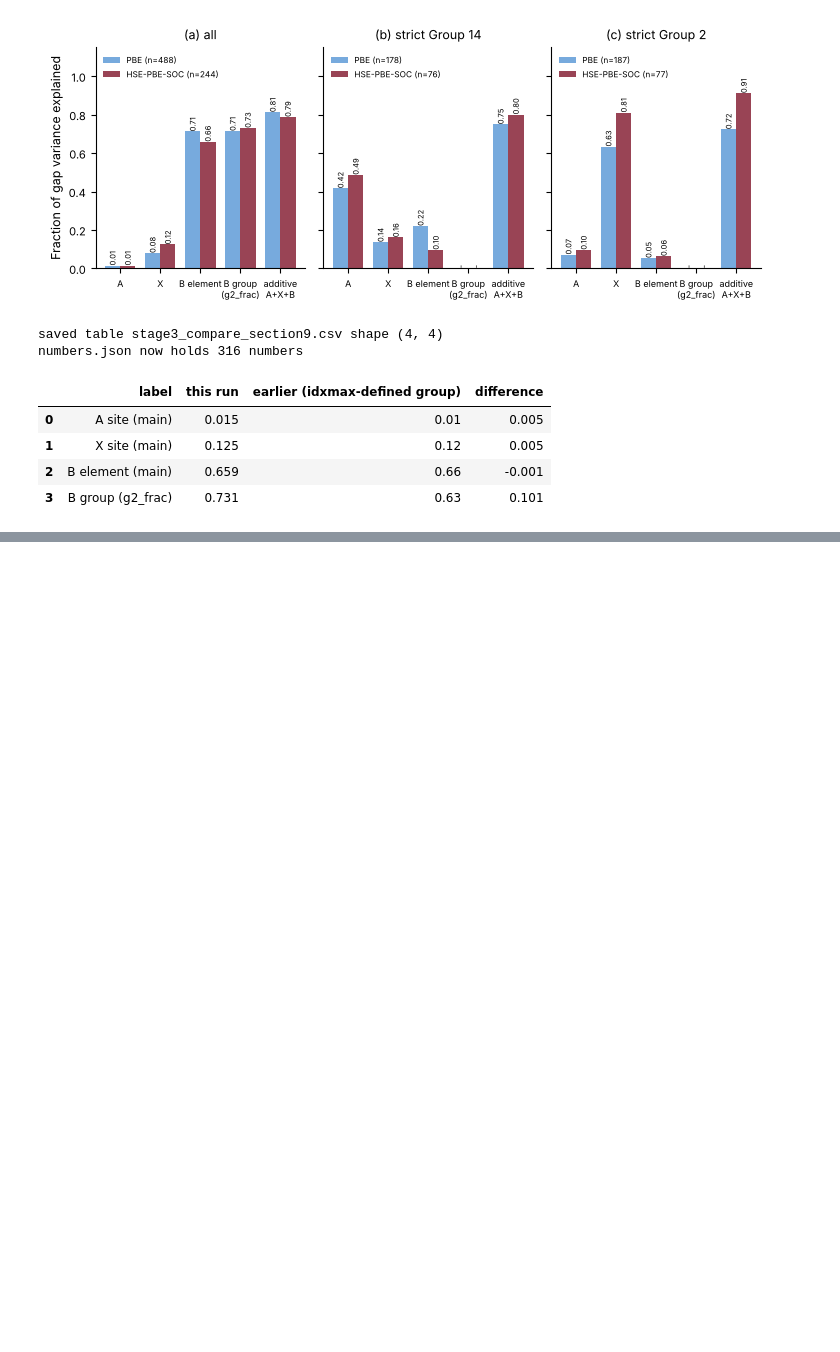
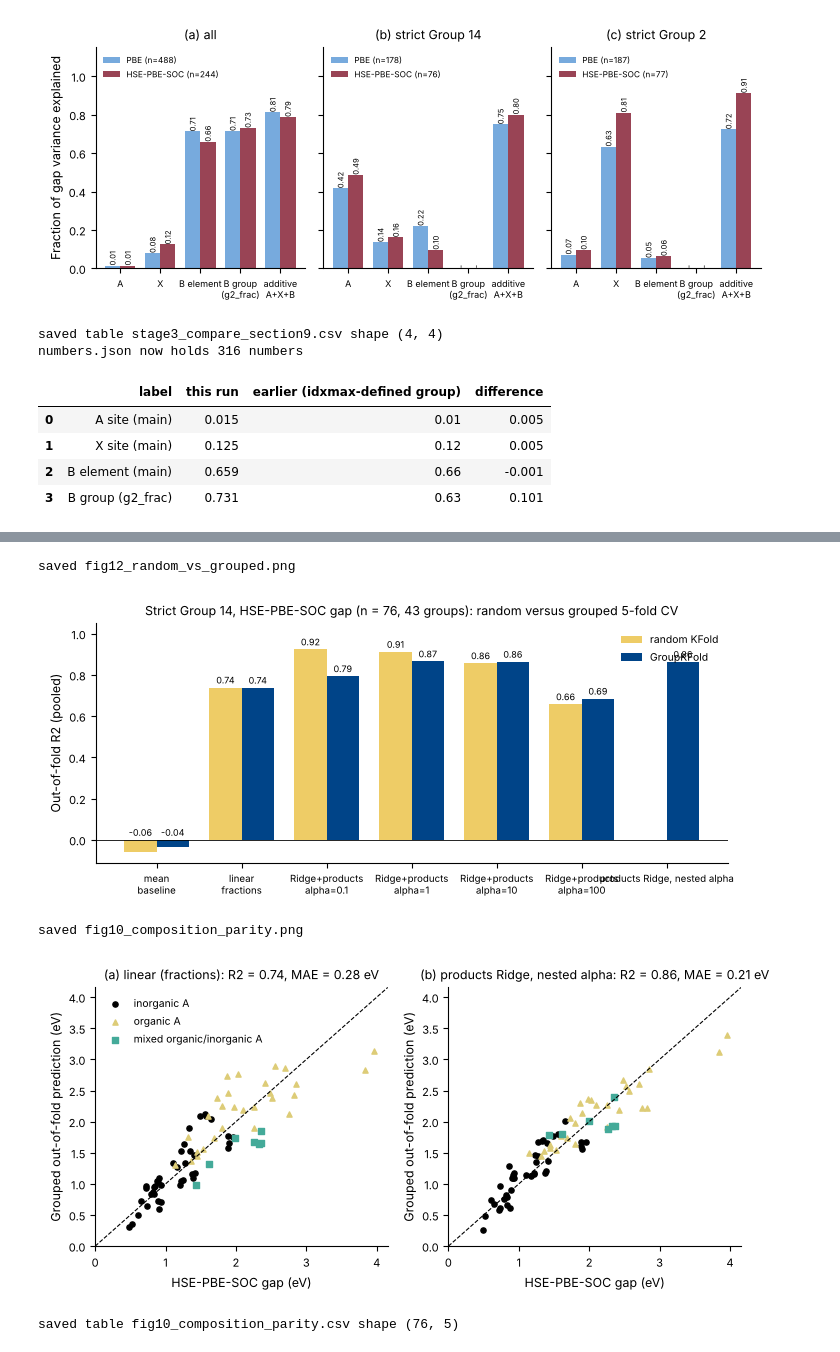
Before and after one commit to jatin-29/BTP-Perovskite, a Jupyter notebook: btp_perovskite.ipynb, the cells around one changed output, grey strips where cells are left out. Drawn from its saved outputs; the diff is of its cells as text; code cells hidden in the pictures; blank space fills up the shorter version.

Commit message:
Add stage 4 strict Group 14 composition models

```diff
--- a/btp_perovskite.ipynb
+++ b/btp_perovskite.ipynb
@@ -1629,0 +1731,15 @@ numbers.json now holds 316 numbers
+# %%
+# Compare with CLAUDE.md section 9 item 4 (earlier session; random / grouped R2)
+earlier_stage4 = {"linear (fractions)": (0.74, 0.74), "products Ridge alpha=0.1": (0.92, 0.76),
+                  "products Ridge alpha=1": (0.91, 0.80), "products Ridge alpha=10": (0.86, 0.82),
+                  "products Ridge alpha=100": (0.66, 0.65)}
+compare_rows = []
+for model_name, (earlier_random, earlier_grouped) in earlier_stage4.items():
+    this_random = stage4_cv[(stage4_cv["model"] == model_name) & (stage4_cv["cv"] == "random KFold")]["R2_pooled"].iloc[0]
+    this_grouped = stage4_cv[(stage4_cv["model"] == model_name) & (stage4_cv["cv"] == "GroupKFold")]["R2_pooled"].iloc[0]
+    compare_rows.append({"model": model_name, "random R2 this run": this_random, "random R2 earlier": earlier_random,
+                         "grouped R2 this run": this_grouped, "grouped R2 earlier": earlier_grouped,
+                         "grouped difference": this_grouped - earlier_grouped})
+stage4_compare = pd.DataFrame(compare_rows).round(3)
+save_table(stage4_compare, "stage4_compare_section9")
+stage4_compare
@@ -1629,0 +1754,54 @@ numbers.json now holds 316 numbers
+# %%
+# fig12: random versus grouped R2 for every model; fig10: grouped out-of-fold parity plots
+fig, ax = plt.subplots(figsize=(7.2, 3.2))
+model_order = list(stage4_models) + ["products Ridge, nested alpha"]
+width = 0.38
+for offset, cv_name in [(-width / 2, "random KFold"), (width / 2, "GroupKFold")]:
+    values = []
+    for model_name in model_order:
+        match = stage4_cv[(stage4_cv["model"] == model_name) & (stage4_cv["cv"] == cv_name)]
+        values.append(match["R2_pooled"].iloc[0] if len(match) else np.nan)
+    positions = np.arange(len(model_order)) + offset
+    ax.bar(positions, np.nan_to_num(values), width=width, color=COLOR_CV[cv_name], label=cv_name)
+    for position, value in zip(positions, values):
+        if np.isfinite(value):
+            ax.text(position, max(value, 0) + 0.02, "%.2f" % value, ha="center", fontsize=6.5)
+ax.axhline(0, color="black", linewidth=0.6)
+ax.set_xticks(np.arange(len(model_order)))
+ax.set_xticklabels([m.replace("products Ridge ", "Ridge+products\n").replace("linear (fractions)", "linear\nfractions")
+                    .replace("mean baseline", "mean\nbaseline") for m in model_order], fontsize=7)
+ax.set_ylabel("Out-of-fold R2 (pooled)")
+ax.set_ylim(min(-0.1, np.nanmin(stage4_cv["R2_pooled"]) - 0.05), 1.05)
+ax.set_title("Strict Group 14, HSE-PBE-SOC gap (n = %d, %d groups): random versus grouped 5-fold CV"
+             % (len(g14), g14["group_key"].nunique()))
+ax.legend(frameon=False, loc="upper right")
+fig.tight_layout()
+save_fig(fig, "fig12_random_vs_grouped")
+
+fig, axes = plt.subplots(1, 2, figsize=(7.2, 3.5))
+for ax, model_name, letter in zip(axes, ["linear (fractions)", "products Ridge, nested alpha"], "ab"):
+    predictions = oof_predictions[(model_name, "GroupKFold")]
+    for a_type in COLOR_ATYPE:
+        mask = (g14["A_type"] == a_type).values
+        ax.scatter(y_g14[mask], predictions[mask], s=14, color=COLOR_ATYPE[a_type], marker=MARKER_ATYPE[a_type], label=a_type)
+    limits = [0, max(y_g14.max(), np.nanmax(predictions)) + 0.2]
+    ax.plot(limits, limits, color="black", linestyle="--", linewidth=0.8)
+    ax.set_xlim(limits)
+    ax.set_ylim(limits)
+    ax.set_xlabel("HSE-PBE-SOC gap (eV)")
+    ax.set_ylabel("Grouped out-of-fold prediction (eV)")
+    ax.set_title("%s: R2 = %.2f, MAE = %.2f eV" % (model_name, r2_score(y_g14, predictions), mae(y_g14, predictions)))
+    panel_label(ax, letter)
+axes[0].legend(frameon=False, loc="upper left")
+fig.tight_layout()
+save_fig(fig, "fig10_composition_parity")
+parity_table = g14[["Formula", "A_type", G_HPS]].copy()
+parity_table["pred_linear_grouped"] = oof_predictions[("linear (fractions)", "GroupKFold")]
+parity_table["pred_ridge_nested_grouped"] = nested_predictions
+save_table(parity_table.round(4), "fig10_composition_parity")
+# %% [output]
+saved fig12_random_vs_grouped.png
+[figure, added]
+saved fig10_composition_parity.png
+[figure, added]
+saved table fig10_composition_parity.csv shape (76, 5)
```
Also changed, not shown: parts of 13 cells of this notebook, 16 other files.
